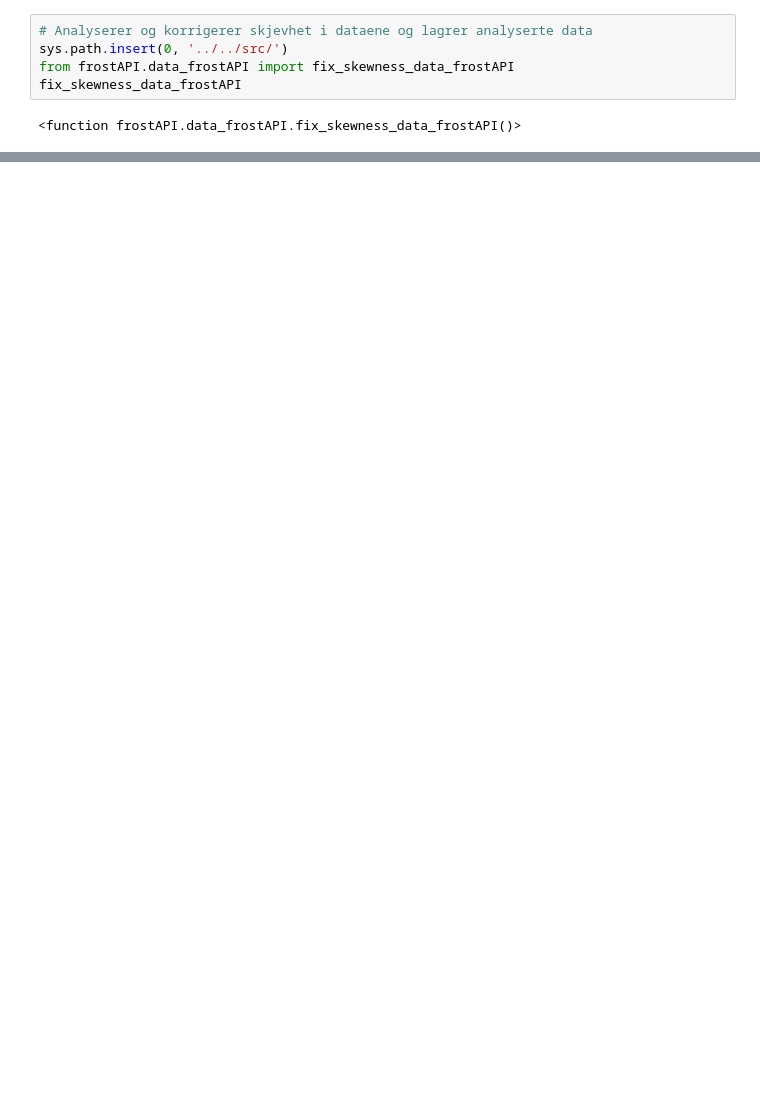
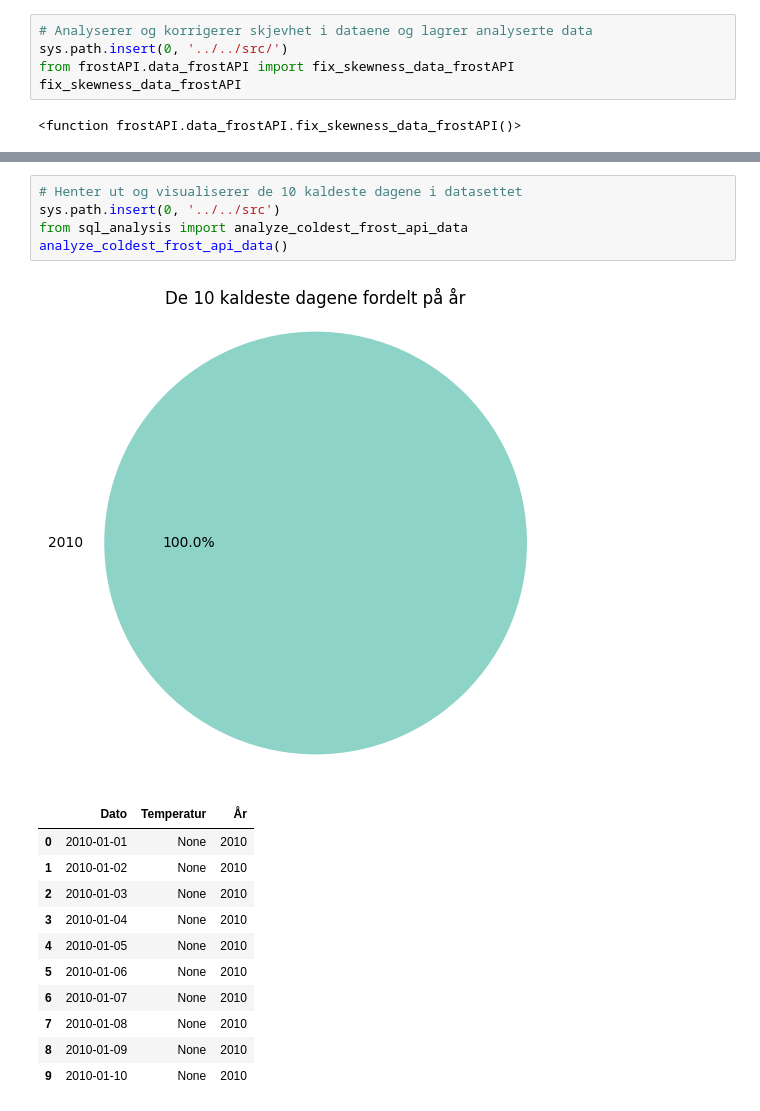
Before and after one commit to elisedre/Miljodataanalyseapplikasjon-, a Jupyter notebook: notebooks/frostAPI/frostAPI.ipynb, the cells around one changed output, grey strips where cells are left out. Cells and saved outputs as stored; diff of their text form; blank space fills up the shorter version.

Commit message:
Added sql analysis in notebook

```diff
--- a/notebooks/frostAPI/frostAPI.ipynb
+++ b/notebooks/frostAPI/frostAPI.ipynb
@@ -310,0 +324,18 @@ print(månedlig_stats)
+# %%
+# Henter ut og visualiserer de 10 kaldeste dagene i datasettet
+sys.path.insert(0, '../../src')
+from sql_analysis import analyze_coldest_frost_api_data
+analyze_coldest_frost_api_data()
+# %% [output]
+[figure, added]
+|  | Dato | Temperatur | År |
+| 0 | 2010-01-01 | None | 2010 |
+| 1 | 2010-01-02 | None | 2010 |
+| 2 | 2010-01-03 | None | 2010 |
+| 3 | 2010-01-04 | None | 2010 |
+| 4 | 2010-01-05 | None | 2010 |
+| 5 | 2010-01-06 | None | 2010 |
+| 6 | 2010-01-07 | None | 2010 |
+| 7 | 2010-01-08 | None | 2010 |
+| 8 | 2010-01-09 | None | 2010 |
+| 9 | 2010-01-10 | None | 2010 |
```
Also changed, not shown: parts of 19 cells of this notebook, 1 other file.
